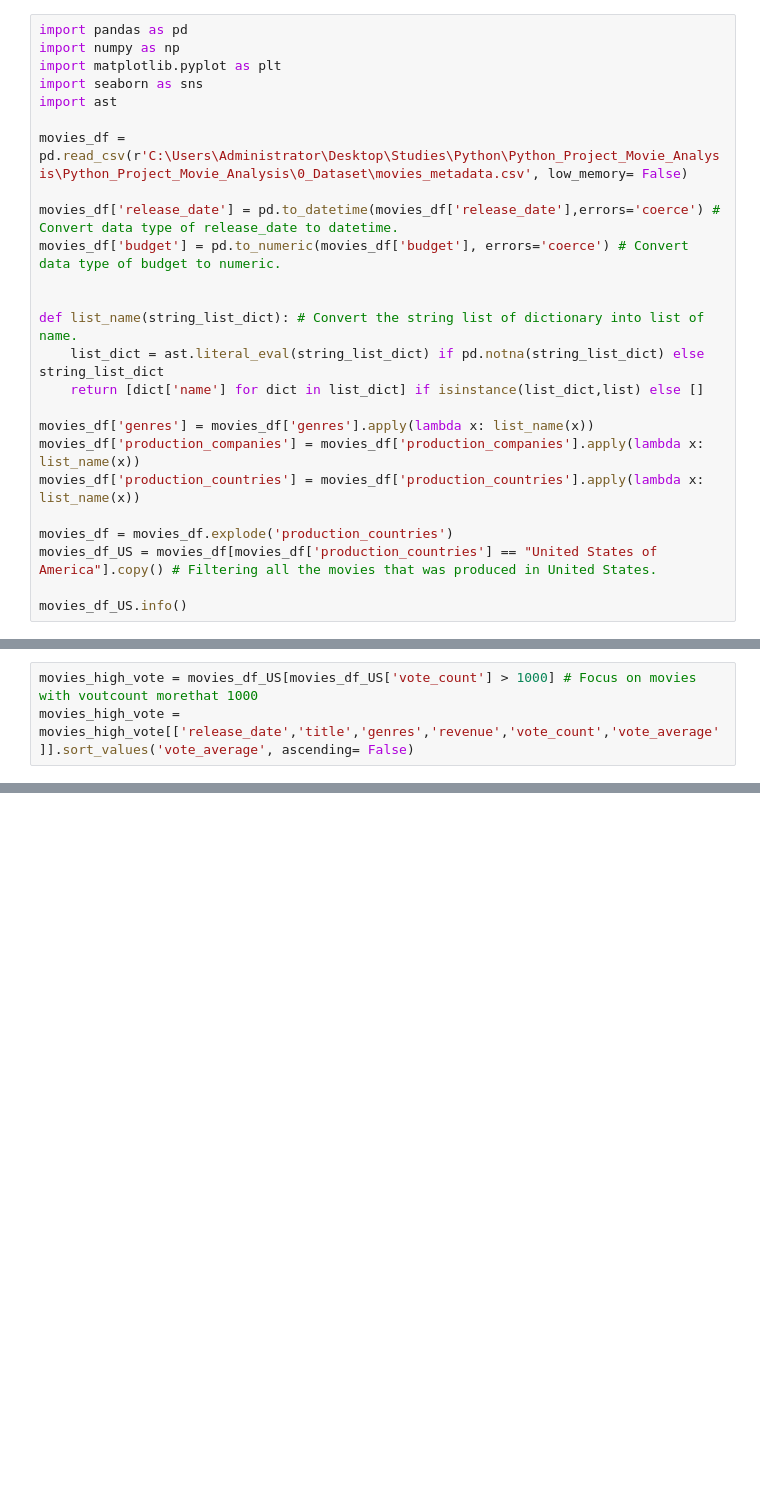
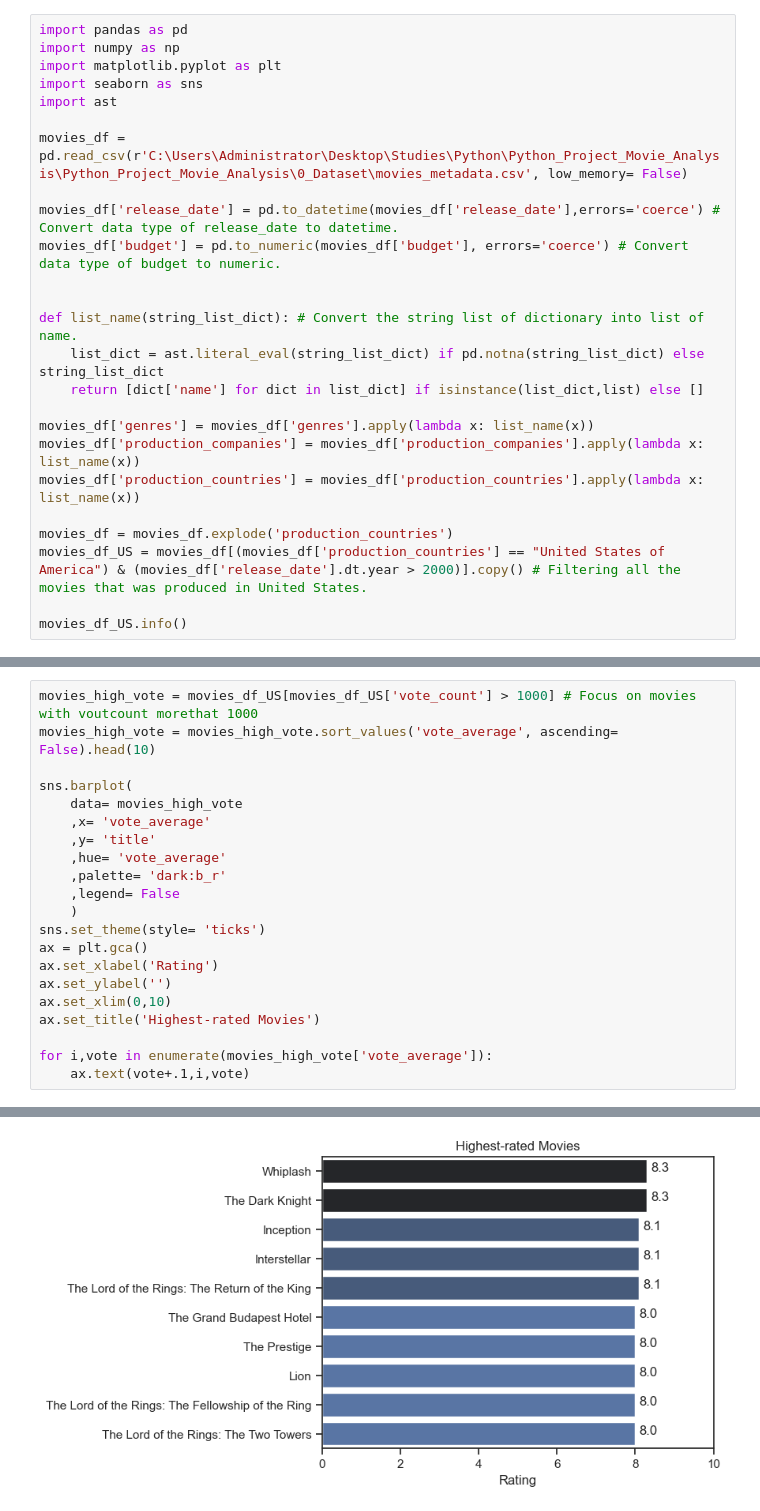
Before and after one commit to Jamil1016/Python_Project_Movie_Analysis, a Jupyter notebook: 1_Analysis/2_Exploratory_Data_Analysis.ipynb, the cells around one changed output, grey strips where cells are left out. Drawn from its saved outputs; the diff is of its cells as text; blank space fills up the shorter version.

```diff
--- a/1_Analysis/2_Exploratory_Data_Analysis.ipynb
+++ b/1_Analysis/2_Exploratory_Data_Analysis.ipynb
@@ -20,7 +20,7 @@ movies_df['production_companies'] = movies_df['production_companies'].apply(lamb
 movies_df['production_countries'] = movies_df['production_countries'].apply(lambda x: list_name(x))
 
 movies_df = movies_df.explode('production_countries')
-movies_df_US = movies_df[movies_df['production_countries'] == "United States of America"].copy() # Filtering all the movies that was produced in United States.
+movies_df_US = movies_df[(movies_df['production_countries'] == "United States of America") & (movies_df['release_date'].dt.year > 2000)].copy() # Filtering all the movies that was produced in United States.
 
 movies_df_US.info()
 # %% [output]
@@ -52,4 +50,22 @@ memory usage: 4.0+ MB
 # %%
 movies_high_vote = movies_df_US[movies_df_US['vote_count'] > 1000] # Focus on movies with voutcount morethat 1000
-movies_high_vote = movies_high_vote[['release_date','title','genres','revenue','vote_count','vote_average']].sort_values('vote_average', ascending= False)
+movies_high_vote = movies_high_vote.sort_values('vote_average', ascending= False).head(10)
+
+sns.barplot(
+    data= movies_high_vote
+    ,x= 'vote_average'
+    ,y= 'title'
+    ,hue= 'vote_average'
+    ,palette= 'dark:b_r'
+    ,legend= False
+    )
+sns.set_theme(style= 'ticks')
+ax = plt.gca()
+ax.set_xlabel('Rating')
+ax.set_ylabel('')
+ax.set_xlim(0,10)
+ax.set_title('Highest-rated Movies')
+
+for i,vote in enumerate(movies_high_vote['vote_average']):
+    ax.text(vote+.1,i,vote)
 # %% [output]
@@ -66,0 +72 @@ movies_high_vote = movies_high_vote[['release_date','title','genres','revenue','
+[figure, added]
```
Also changed, not shown: parts of 12 cells of this notebook, 2 other files.
